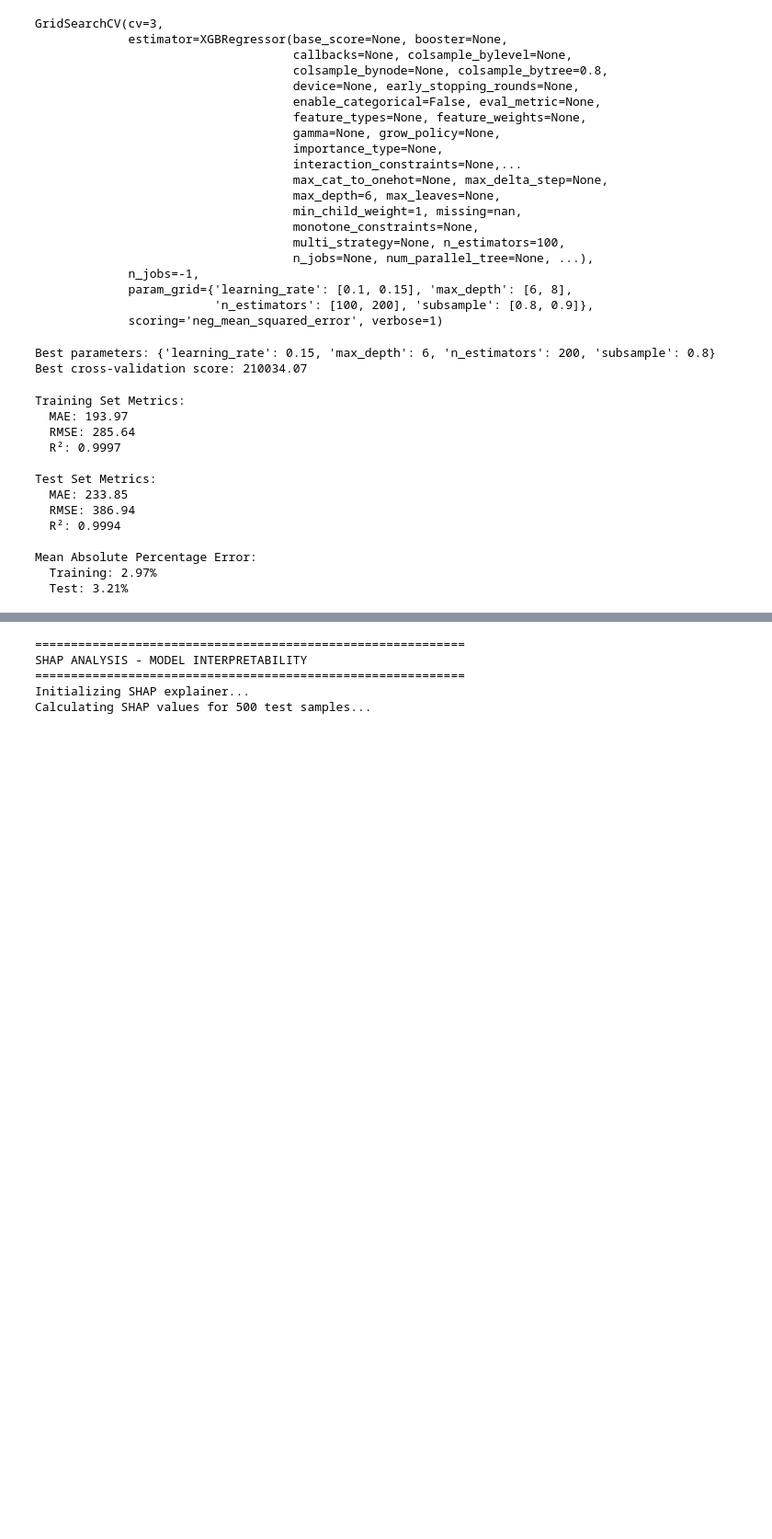
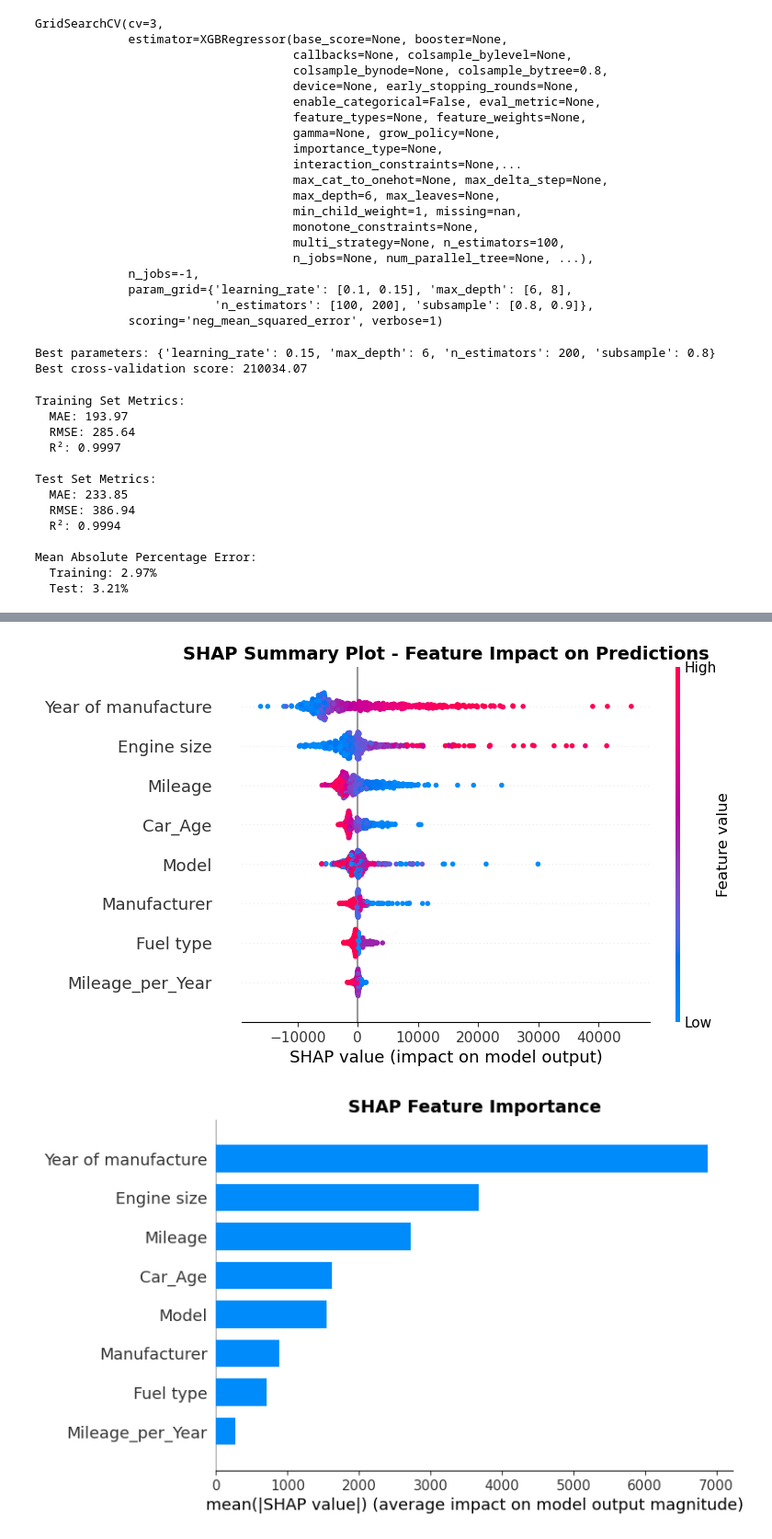
Before and after one commit to ajenee1/Car-price-prediction, a Jupyter notebook: XGB.ipynb, the cells around one changed output, grey strips where cells are left out. Shown: that part at 92% size. Cells and saved outputs as stored; diff of their text form; code cells hidden in the pictures; blank space fills up the shorter version.

Commit message:
Fiexed readme, shap values for xgb and model save for xgb

```diff
--- a/XGB.ipynb
+++ b/XGB.ipynb
@@ -192,23 +265,26 @@ plt.show()
 # %%
-# SHAP ANALYSIS FOR MODEL INTERPRETABILITY
-print("\n" + "=" * 60)
-print("SHAP ANALYSIS - MODEL INTERPRETABILITY")
-print("=" * 60)
-
-# Initialize SHAP explainer
-print("Initializing SHAP explainer...")
+"SHAP analysis"
 explainer = shap.Explainer(model)
 
-# Calculate SHAP values for test set (using a sample for faster computation)
-sample_size = min(500, len(X_test))  # Use up to 500 samples for faster computation
+# Calculate SHAP values for test set
+sample_size = min(500, len(X_test))
 X_test_sample = X_test.head(sample_size)
 y_test_sample = y_test.head(sample_size)
+shap_values = explainer(X_test_sample)
 
-print(f"Calculating SHAP values for {sample_size} test samples...")
-shap_values = explainer(X_test_sample)
+# Plot: SHAP summary plot
+plt.figure(figsize=(12, 8))
+shap.summary_plot(shap_values, X_test_sample, feature_names=x.columns, show=False)
+plt.title('SHAP Summary Plot - Feature Impact on Predictions', fontsize=14, fontweight='bold')
+#plt.tight_layout()
+plt.show()
+
+# Plot: SHAP feature importance
+plt.figure(figsize=(10, 8))
+shap.summary_plot(shap_values, X_test_sample, feature_names=x.columns, plot_type="bar", show=False)
+plt.title('SHAP Feature Importance', fontsize=14, fontweight='bold')
+#plt.tight_layout()
+plt.show()
 # %% [output]
-============================================================
-SHAP ANALYSIS - MODEL INTERPRETABILITY
-============================================================
-Initializing SHAP explainer...
-Calculating SHAP values for 500 test samples...
+[figure, added]
+[figure, added]
```
Also changed, not shown: parts of 10 cells of this notebook, 4 other files.
